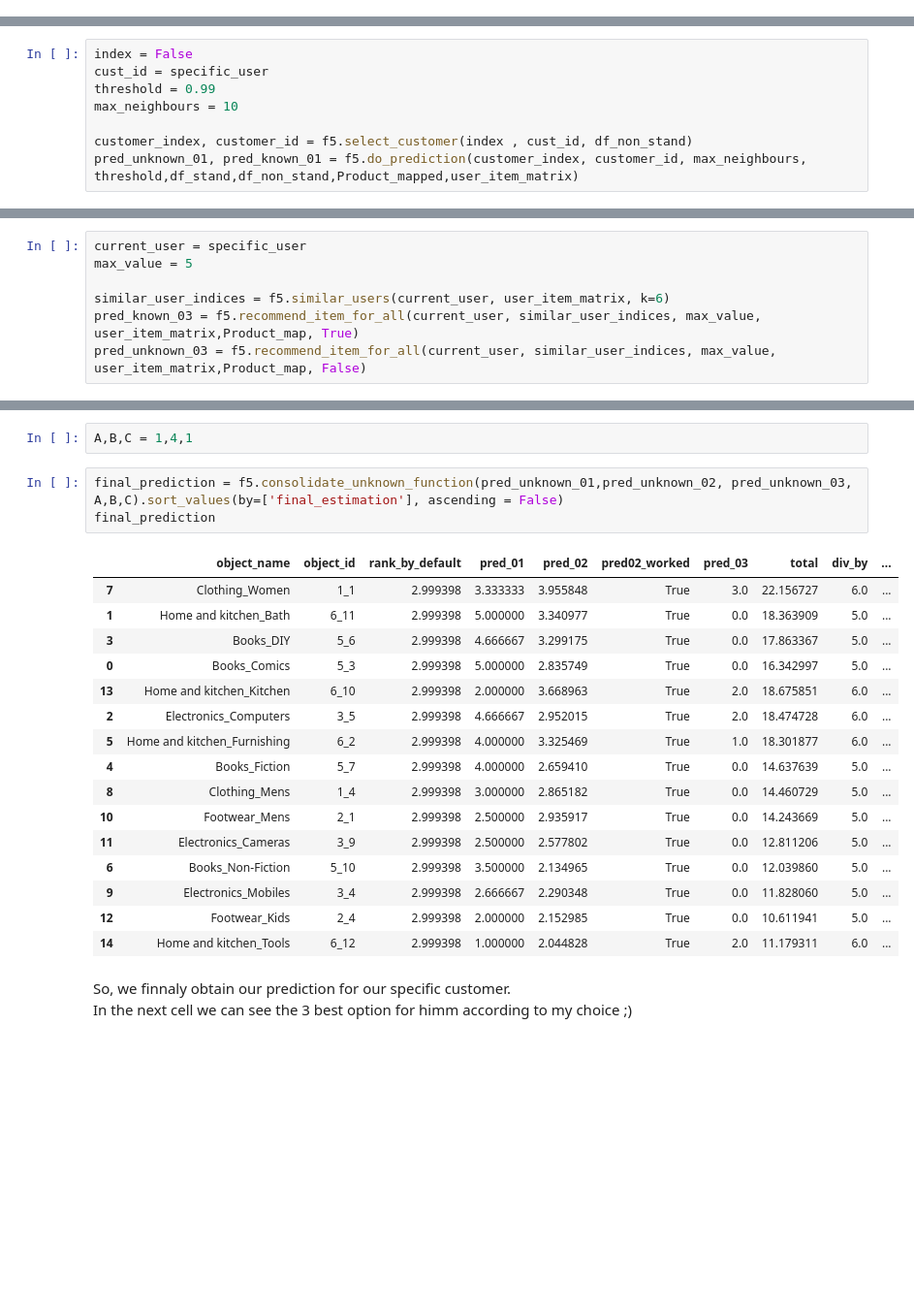
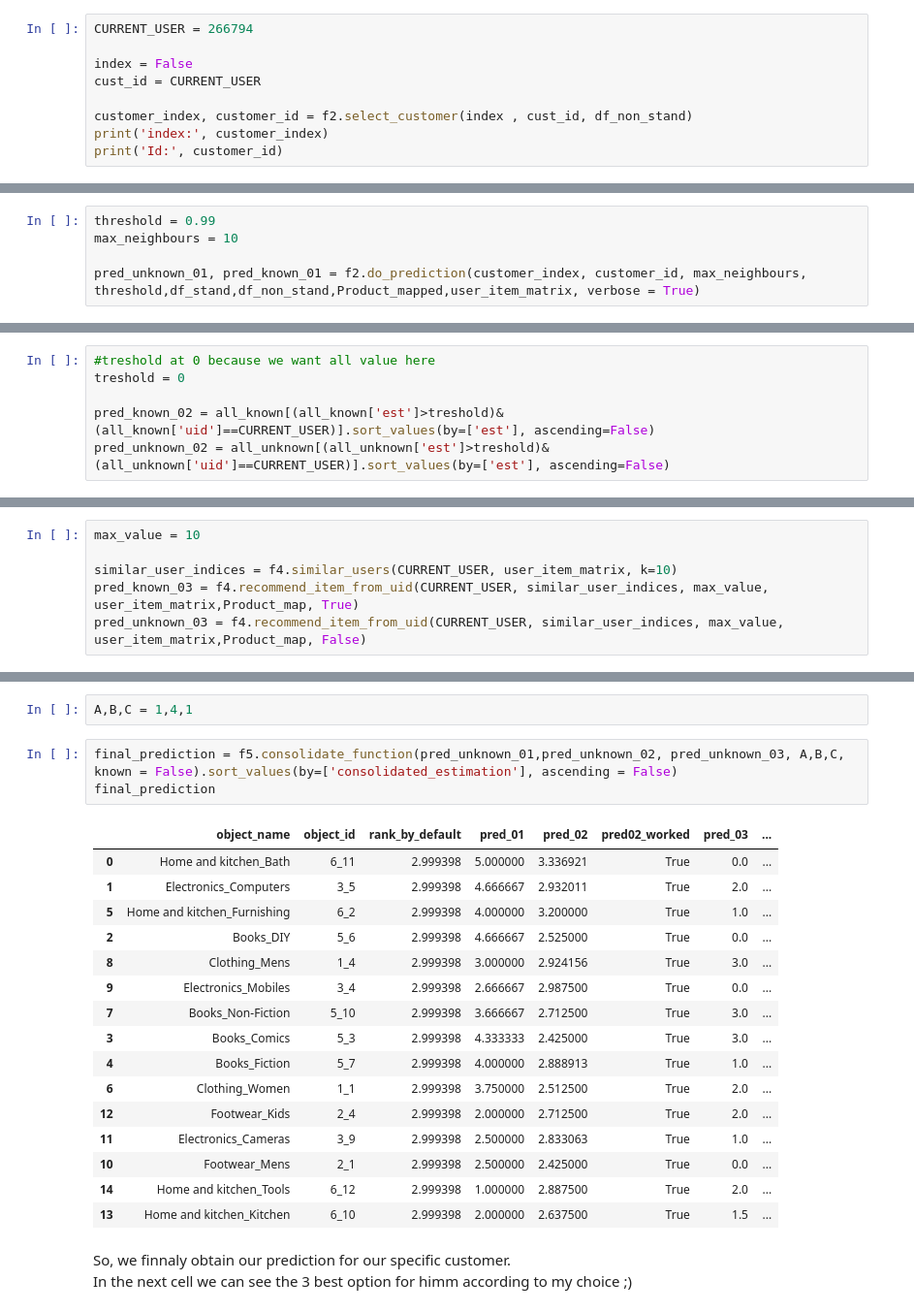
Before and after one commit to codeworks-data/mvp-retail, a Jupyter notebook: notebook/05_Consolidated_recommendation.ipynb, the cells around one changed output, grey strips where cells are left out. Shown at 97% size. Drawn from its saved outputs; the diff is of its cells as text; blank space fills up the shorter version.

```diff
--- a/05_Reco_consolidated.ipynb
+++ b/notebook/05_Consolidated_recommendation.ipynb
@@ -243,0 +233,9 @@ specific_user = 266794
+# %%
+CURRENT_USER = 266794
+
+index = False
+cust_id = CURRENT_USER
+
+customer_index, customer_id = f2.select_customer(index , cust_id, df_non_stand)
+print('index:', customer_index)
+print('Id:', customer_id)
@@ -246,8 +247,5 @@ specific_user = 266794
 # %%
-index = False
-cust_id = specific_user
 threshold = 0.99
 max_neighbours = 10
 
-customer_index, customer_id = f5.select_customer(index , cust_id, df_non_stand)
-pred_unknown_01, pred_known_01 = f5.do_prediction(customer_index, customer_id, max_neighbours, threshold,df_stand,df_non_stand,Product_mapped,user_item_matrix)
+pred_unknown_01, pred_known_01 = f2.do_prediction(customer_index, customer_id, max_neighbours, threshold,df_stand,df_non_stand,Product_mapped,user_item_matrix, verbose = True)
@@ -262 +258,7 @@ pred_unknown_02 = f5.prediction_with_treshold(user_id_to_predict, treshold, all_
+# %%
+#treshold at 0 because we want all value here
+treshold = 0
+
+pred_known_02 = all_known[(all_known['est']>treshold)&(all_known['uid']==CURRENT_USER)].sort_values(by=['est'], ascending=False)
+pred_unknown_02 = all_unknown[(all_unknown['est']>treshold)&(all_unknown['uid']==CURRENT_USER)].sort_values(by=['est'], ascending=False)
 # %% [markdown]
@@ -264,9 +266,8 @@ pred_unknown_02 = f5.prediction_with_treshold(user_id_to_predict, treshold, all_
 # %%
-current_user = specific_user
-max_value = 5
+max_value = 10
 
-similar_user_indices = f5.similar_users(current_user, user_item_matrix, k=6)
-pred_known_03 = f5.recommend_item_for_all(current_user, similar_user_indices, max_value, user_item_matrix,Product_map, True)
-pred_unknown_03 = f5.recommend_item_for_all(current_user, similar_user_indices, max_value, user_item_matrix,Product_map, False)
+similar_user_indices = f4.similar_users(CURRENT_USER, user_item_matrix, k=10)
+pred_known_03 = f4.recommend_item_from_uid(CURRENT_USER, similar_user_indices, max_value, user_item_matrix,Product_map, True)
+pred_unknown_03 = f4.recommend_item_from_uid(CURRENT_USER, similar_user_indices, max_value, user_item_matrix,Product_map, False)
 # %% [markdown]
 ## E. Merging all known values for this user
@@ -366,25 +372,25 @@ Meaning that we accord much more importance at B so the method 02 and less at me
 # %%
 A,B,C = 1,4,1
 # %%
-final_prediction = f5.consolidate_unknown_function(pred_unknown_01,pred_unknown_02, pred_unknown_03, A,B,C).sort_values(by=['final_estimation'], ascending = False)
+final_prediction = f5.consolidate_function(pred_unknown_01,pred_unknown_02, pred_unknown_03, A,B,C, known = False).sort_values(by=['consolidated_estimation'], ascending = False)
 final_prediction
 # %% [output]
-|  | object_name | object_id | rank_by_default | pred_01 | pred_02 | pred02_worked | pred_03 | total | div_by | ... |
-| 7 | Clothing_Women | 1_1 | 2.999398 | 3.333333 | 3.955848 | True | 3.0 | 22.156727 | 6.0 | ... |
-| 1 | Home and kitchen_Bath | 6_11 | 2.999398 | 5.000000 | 3.340977 | True | 0.0 | 18.363909 | 5.0 | ... |
-| 3 | Books_DIY | 5_6 | 2.999398 | 4.666667 | 3.299175 | True | 0.0 | 17.863367 | 5.0 | ... |
-| 0 | Books_Comics | 5_3 | 2.999398 | 5.000000 | 2.835749 | True | 0.0 | 16.342997 | 5.0 | ... |
-| 13 | Home and kitchen_Kitchen | 6_10 | 2.999398 | 2.000000 | 3.668963 | True | 2.0 | 18.675851 | 6.0 | ... |
-| 2 | Electronics_Computers | 3_5 | 2.999398 | 4.666667 | 2.952015 | True | 2.0 | 18.474728 | 6.0 | ... |
-| 5 | Home and kitchen_Furnishing | 6_2 | 2.999398 | 4.000000 | 3.325469 | True | 1.0 | 18.301877 | 6.0 | ... |
-| 4 | Books_Fiction | 5_7 | 2.999398 | 4.000000 | 2.659410 | True | 0.0 | 14.637639 | 5.0 | ... |
-| 8 | Clothing_Mens | 1_4 | 2.999398 | 3.000000 | 2.865182 | True | 0.0 | 14.460729 | 5.0 | ... |
-| 10 | Footwear_Mens | 2_1 | 2.999398 | 2.500000 | 2.935917 | True | 0.0 | 14.243669 | 5.0 | ... |
-| 11 | Electronics_Cameras | 3_9 | 2.999398 | 2.500000 | 2.577802 | True | 0.0 | 12.811206 | 5.0 | ... |
-| 6 | Books_Non-Fiction | 5_10 | 2.999398 | 3.500000 | 2.134965 | True | 0.0 | 12.039860 | 5.0 | ... |
-| 9 | Electronics_Mobiles | 3_4 | 2.999398 | 2.666667 | 2.290348 | True | 0.0 | 11.828060 | 5.0 | ... |
-| 12 | Footwear_Kids | 2_4 | 2.999398 | 2.000000 | 2.152985 | True | 0.0 | 10.611941 | 5.0 | ... |
-| 14 | Home and kitchen_Tools | 6_12 | 2.999398 | 1.000000 | 2.044828 | True | 2.0 | 11.179311 | 6.0 | ... |
+|  | object_name | object_id | rank_by_default | pred_01 | pred_02 | pred02_worked | pred_03 | ... |
+| 0 | Home and kitchen_Bath | 6_11 | 2.999398 | 5.000000 | 3.336921 | True | 0.0 | ... |
+| 1 | Electronics_Computers | 3_5 | 2.999398 | 4.666667 | 2.932011 | True | 2.0 | ... |
+| 5 | Home and kitchen_Furnishing | 6_2 | 2.999398 | 4.000000 | 3.200000 | True | 1.0 | ... |
+| 2 | Books_DIY | 5_6 | 2.999398 | 4.666667 | 2.525000 | True | 0.0 | ... |
+| 8 | Clothing_Mens | 1_4 | 2.999398 | 3.000000 | 2.924156 | True | 3.0 | ... |
+| 9 | Electronics_Mobiles | 3_4 | 2.999398 | 2.666667 | 2.987500 | True | 0.0 | ... |
+| 7 | Books_Non-Fiction | 5_10 | 2.999398 | 3.666667 | 2.712500 | True | 3.0 | ... |
+| 3 | Books_Comics | 5_3 | 2.999398 | 4.333333 | 2.425000 | True | 3.0 | ... |
+| 4 | Books_Fiction | 5_7 | 2.999398 | 4.000000 | 2.888913 | True | 1.0 | ... |
+| 6 | Clothing_Women | 1_1 | 2.999398 | 3.750000 | 2.512500 | True | 2.0 | ... |
+| 12 | Footwear_Kids | 2_4 | 2.999398 | 2.000000 | 2.712500 | True | 2.0 | ... |
+| 11 | Electronics_Cameras | 3_9 | 2.999398 | 2.500000 | 2.833063 | True | 1.0 | ... |
+| 10 | Footwear_Mens | 2_1 | 2.999398 | 2.500000 | 2.425000 | True | 0.0 | ... |
+| 14 | Home and kitchen_Tools | 6_12 | 2.999398 | 1.000000 | 2.887500 | True | 2.0 | ... |
+| 13 | Home and kitchen_Kitchen | 6_10 | 2.999398 | 2.000000 | 2.637500 | True | 1.5 | ... |
 # %% [markdown]
 So, we finnaly obtain our prediction for our specific customer.
 In the next cell we can see the 3 best option for himm according to my choice ;)
```
Also changed, not shown: parts of 41 cells of this notebook, 28 other files.
